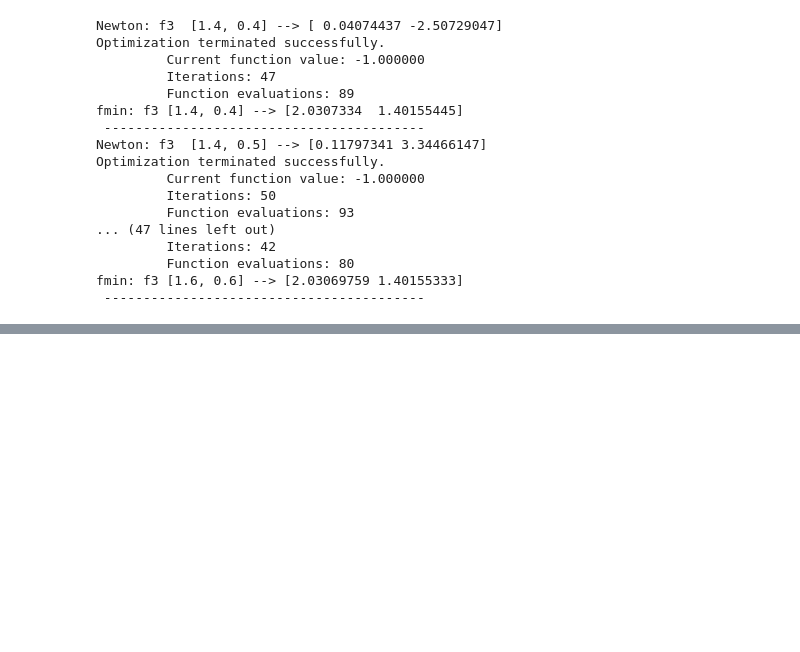
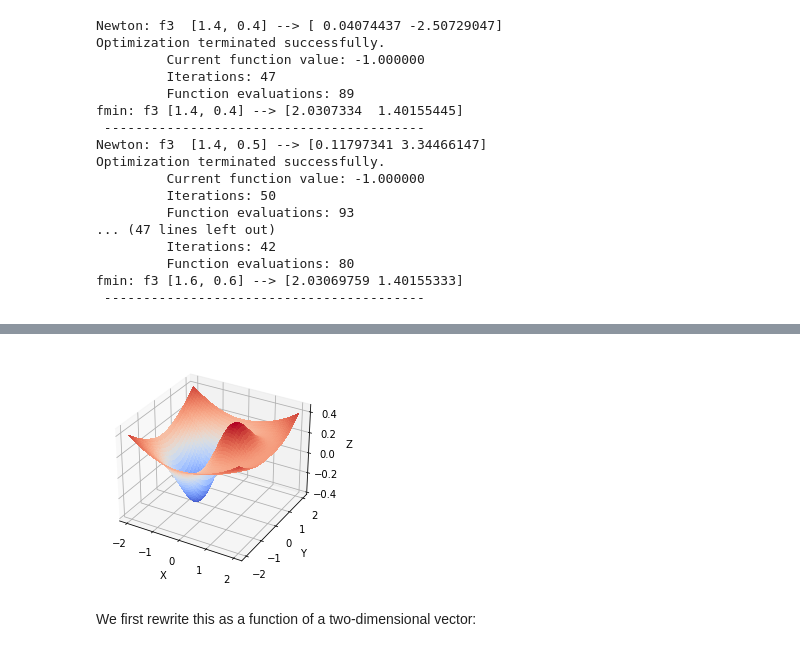
Before and after one commit to OleBo/MathSo, a Jupyter notebook: notebooks/Optimisation.ipynb, the cells around one changed output, grey strips where cells are left out. Cells and saved outputs as stored; diff of their text form; code cells hidden in the pictures; blank space fills up the shorter version.

```diff
--- a/notebooks/Optimisation.ipynb
+++ b/notebooks/Optimisation.ipynb
@@ -392,0 +489,28 @@ fmin: f3 [1.6, 0.6] --> [2.03069759 1.40155333]
+# %%
+fig = plt.figure()
+ax = fig.gca(projection='3d')
+
+f = lambda x,y : np.multiply(x,
+                             np.exp(- np.square(x) - np.square(y))
+                            ) + (np.square(x) + np.square(y))/20
+
+# Make data.
+X = np.linspace(-2, 2, 50)
+Y = np.linspace(-2, 2, 50)
+X, Y = np.meshgrid(X, Y)
+Z = f(X,Y)
+
+# Plot the surface.
+surf = ax.plot_surface(X, Y, Z, cmap=cm.coolwarm,
+                       linewidth=0, antialiased=False)
+
+# Customize the axis.
+ax.set_xlabel('X')
+ax.set_ylabel('Y')
+ax.set_zlabel('Z')
+
+plt.show()
+# %% [output]
+[figure, added]
+# %% [markdown]
+We first rewrite this as a function of a two-dimensional vector:
```
Also changed, not shown: parts of 51 cells of this notebook.
